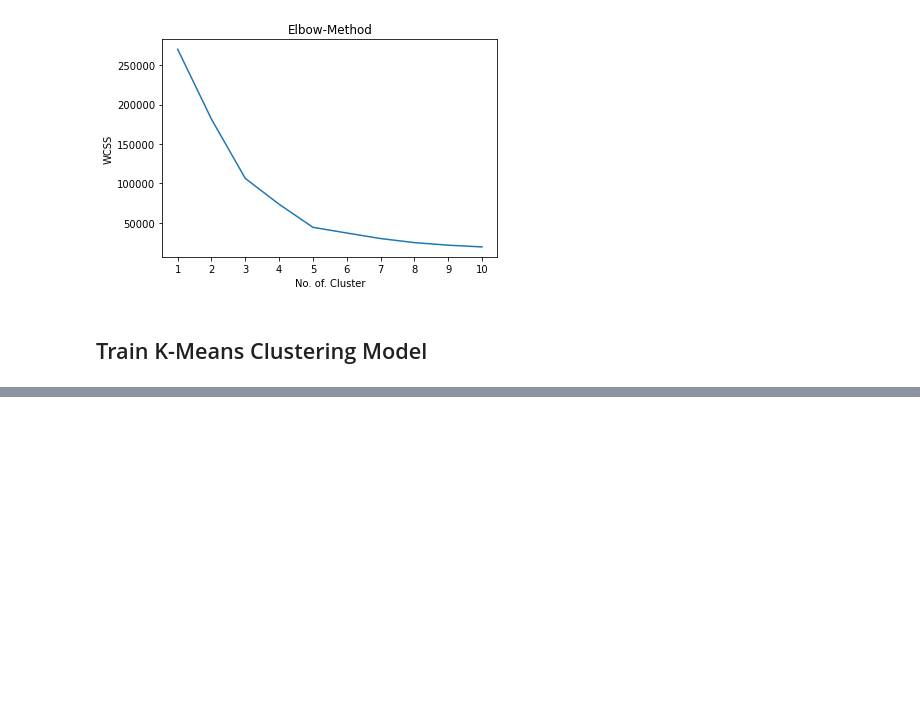
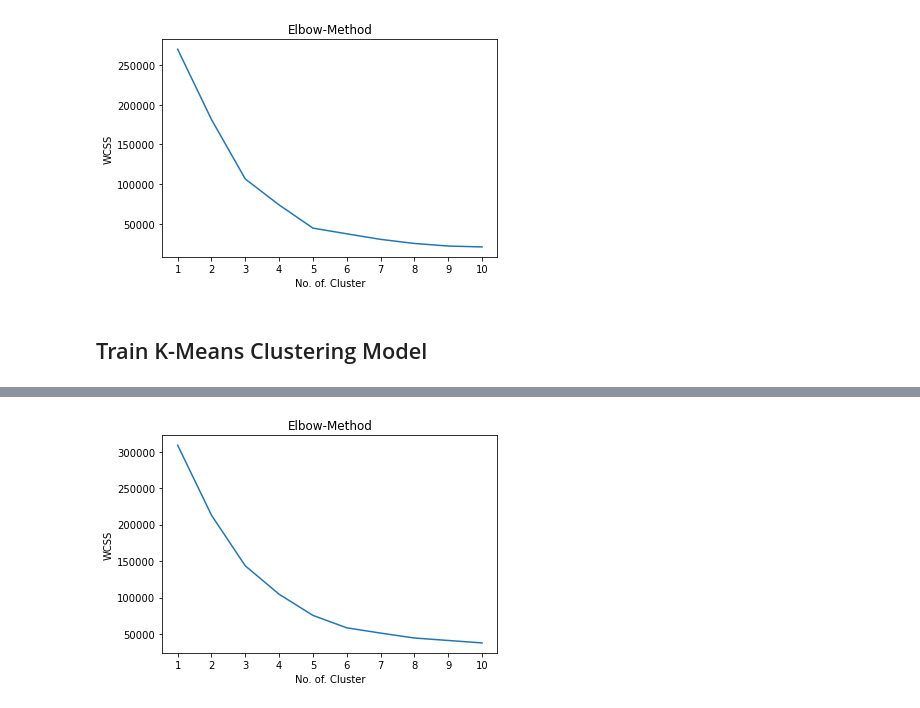
Before and after one commit to sanjay-rb/Machine-learning, a Jupyter notebook: notebook/19 . K Means Clustering.ipynb, the cells around one changed output, grey strips where cells are left out. Saved outputs shown, nothing was run; the diff lists cells and outputs as text; code cells hidden in the pictures; blank space fills up the shorter version.

```diff
--- a/notebook/19 . K Means Clustering.ipynb
+++ b/notebook/19 . K Means Clustering.ipynb
@@ -138,0 +172,24 @@ print(y_kmeans)
+# %%
+dataset = pd.read_csv(r"../dataset/Mall_Customers_2.csv")
+X = dataset.iloc[:, [1, 2, 3, 4]].values # [row, column]
+
+from sklearn.compose import ColumnTransformer
+from sklearn.preprocessing import OneHotEncoder
+ct = ColumnTransformer(transformers=[('encoder', OneHotEncoder(), [0])],remainder='passthrough')
+X = ct.fit_transform(X)
+
+## Find K using Elbow-Method
+from sklearn.cluster import KMeans
+wcss = []
+for i in range(1, 10+1):
+    kmeans = KMeans(n_clusters=i, init='k-means++', random_state=0)
+    kmeans.fit(X)
+    wcss.append(kmeans.inertia_) # kmeans.inertia_ -> wcss value for the K=i
+plt.plot(range(1, 10+1), wcss)
+plt.title("Elbow-Method")
+plt.xlabel("No. of. Cluster")
+plt.ylabel("WCSS")
+plt.xticks(range(1, 10+1))
+plt.show()
+# %% [output]
+[figure, added]
```
Also changed, not shown: parts of 9 cells of this notebook.
